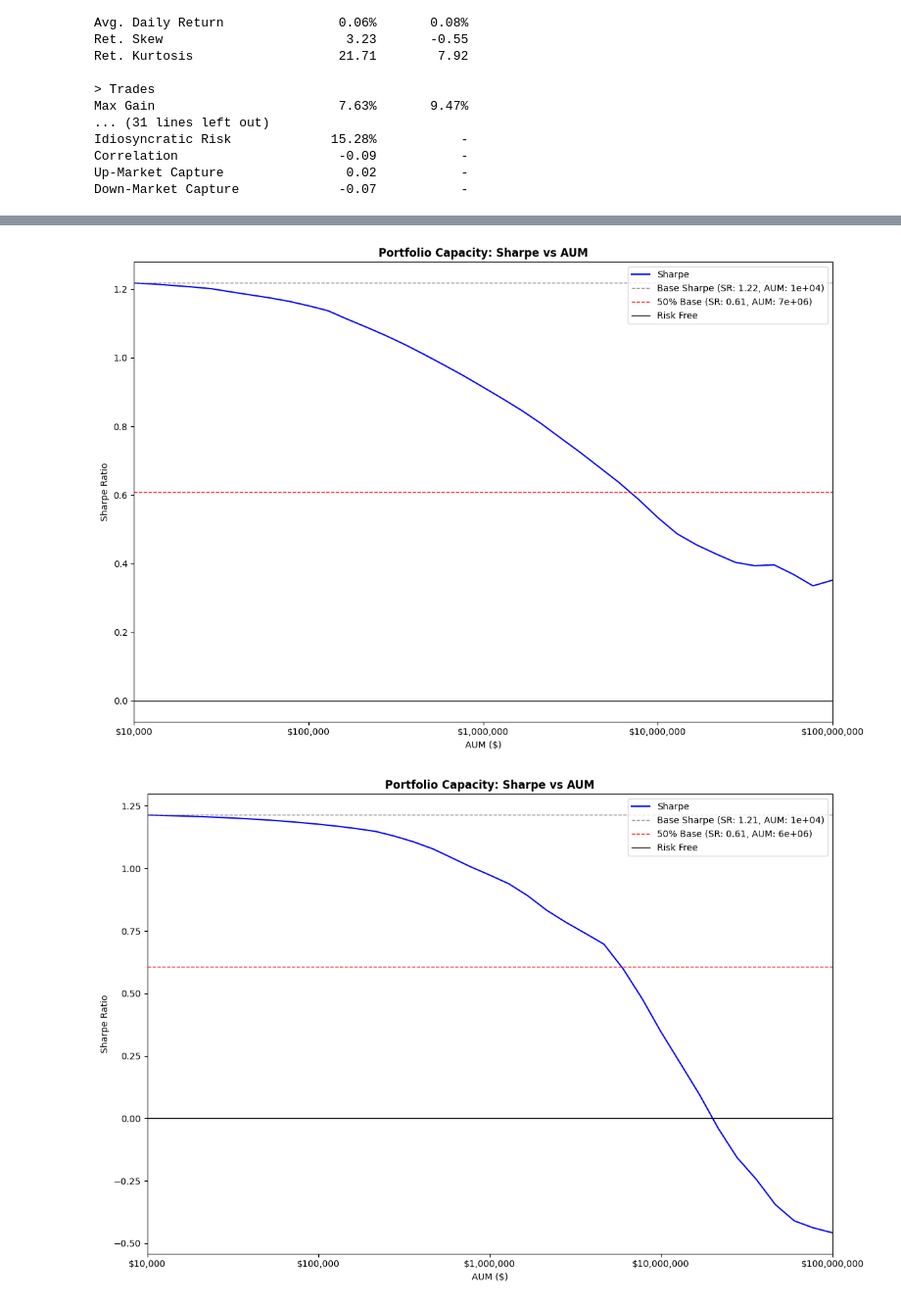
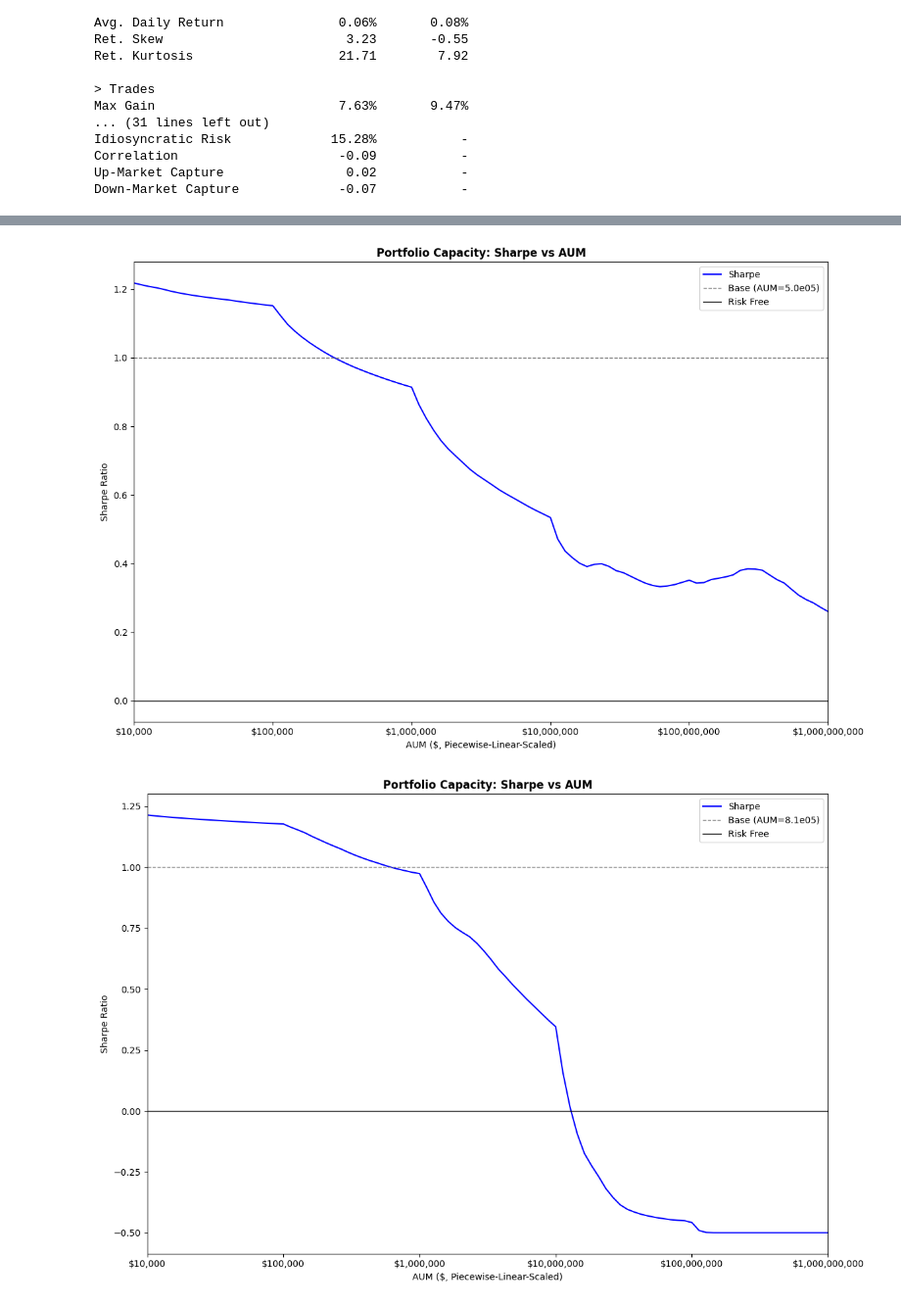
Before and after one commit to nip403/SPY-Strategy-Backtest, a Jupyter notebook: main.ipynb, the cells around one changed output, grey strips where cells are left out. Shown at 98% size. Saved outputs shown, nothing was run; the diff lists cells and outputs as text; code cells hidden in the pictures.

Commit message:
fixed sharpe curve plot logic

```diff
--- a/main.ipynb
+++ b/main.ipynb
@@ -104,10 +105,11 @@ Strategy: -0.11%   Benchmark: 1.77%
 # %%
 # classmethod, visualises capacity of a strategy
-Portfolio.sharpe_curve(df=df, max_aum=100_000_000, cost_model=DynamicCostModel(), execution=CappedVolumeRolloverExecution())
-Portfolio.sharpe_curve(df=df, max_aum=100_000_000, cost_model=DynamicCostModel(), execution=CappedVolumeExecution())
+Portfolio.sharpe_curve(df=df, max_aum=1_000_000_000, resolution=19, cost_model=DynamicCostModel(), execution=CappedVolumeRolloverExecution())
+Portfolio.sharpe_curve(df=df, max_aum=1_000_000_000, resolution=19, cost_model=DynamicCostModel(), execution=CappedVolumeExecution())
+Portfolio.sharpe_curve(df=df, max_aum=1_000_000_000, resolution=19, strategy_model=QuarterHourSampleStrategy(), cost_model=DynamicCostModel(), execution=CappedVolumeExecution())
 # %% [output]
-[figure, old version]
+[figure, new version]
-[figure, old version]
+[figure, new version]
 # %%
 ps = Portfolio(df, cost_model=DynamicCostModel(), long_permissions=False)
 
```
Also changed, not shown: parts of 2 cells of this notebook, 1 other file.
